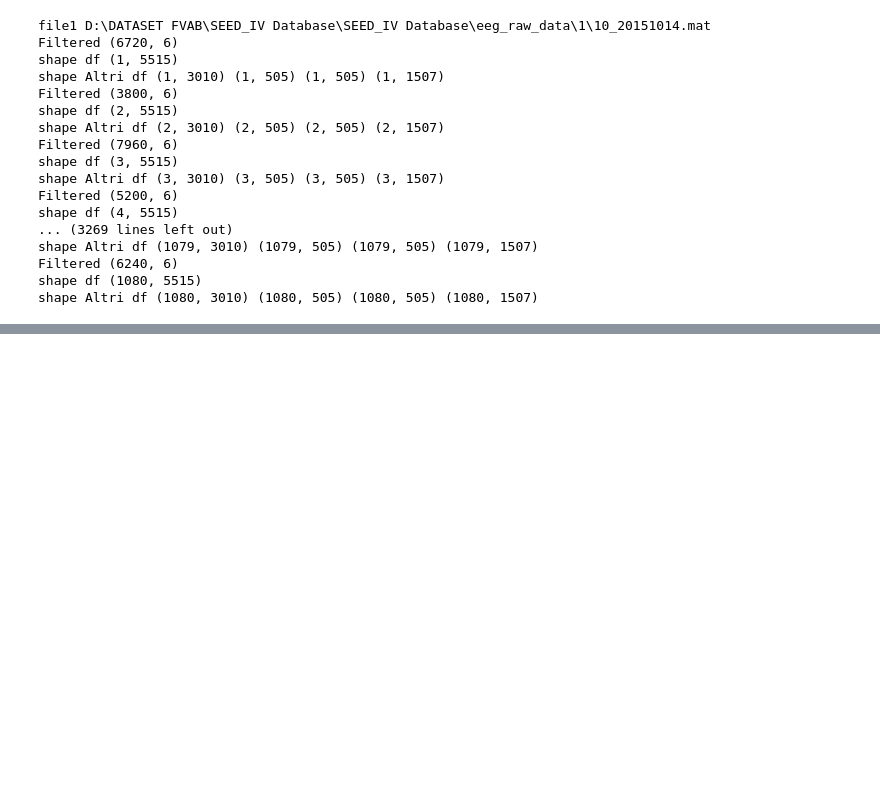
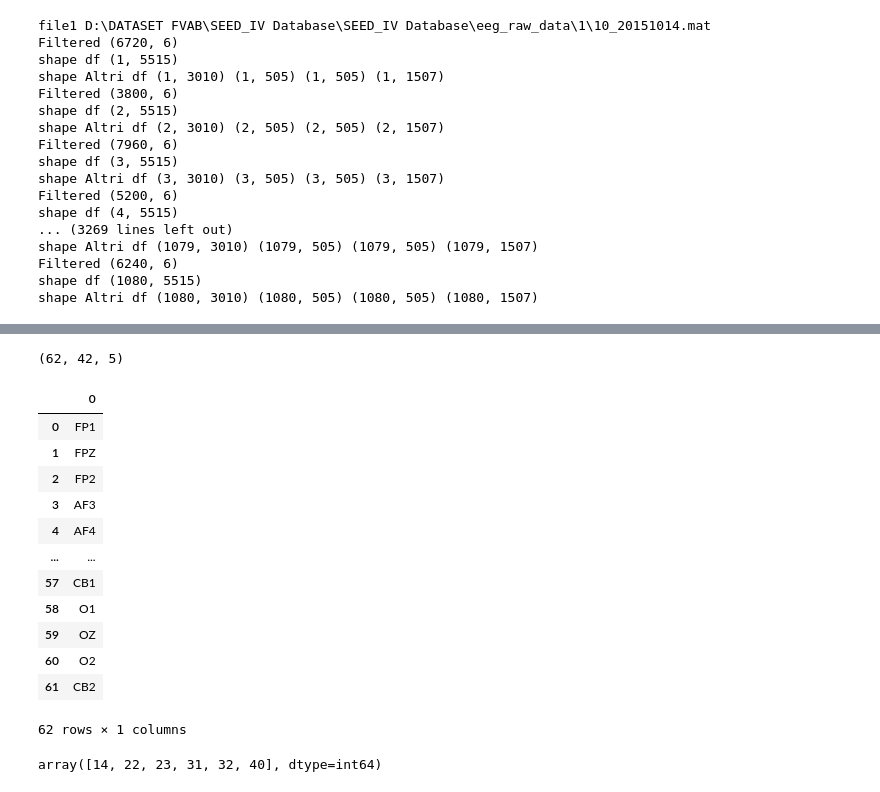
Before and after one commit to Sant0S22/eeg_emotion_recognition, a Jupyter notebook: FVAB_DATASET.ipynb, the cells around one changed output, grey strips where cells are left out. Saved outputs shown, nothing was run; the diff lists cells and outputs as text; code cells hidden in the pictures; blank space fills up the shorter version.

```diff
--- a/FVAB_DATASET.ipynb
+++ b/FVAB_DATASET.ipynb
@@ -444,0 +481,4 @@ df_dasm.to_csv('dataset_eeg_dasms.csv')
+# %%
+data[key].shape
+# %% [output]
+(62, 42, 5)
@@ -444,0 +487,16 @@ df_dasm.to_csv('dataset_eeg_dasms.csv')
+# %%
+channel_order
+# %% [output]
+|  | 0 |
+| 0 | FP1 |
+| 1 | FPZ |
+| 2 | FP2 |
+| 3 | AF3 |
+| 4 | AF4 |
+| ... | ... |
+| 57 | CB1 |
+| 58 | O1 |
+| 59 | OZ |
+| 60 | O2 |
+| 61 | CB2 |
+62 rows × 1 columns
@@ -444,0 +505,4 @@ df_dasm.to_csv('dataset_eeg_dasms.csv')
+# %%
+numero_riga
+# %% [output]
+array([14, 22, 23, 31, 32, 40], dtype=int64)
```
Also changed, not shown: parts of 9 cells of this notebook, 2 other files.
